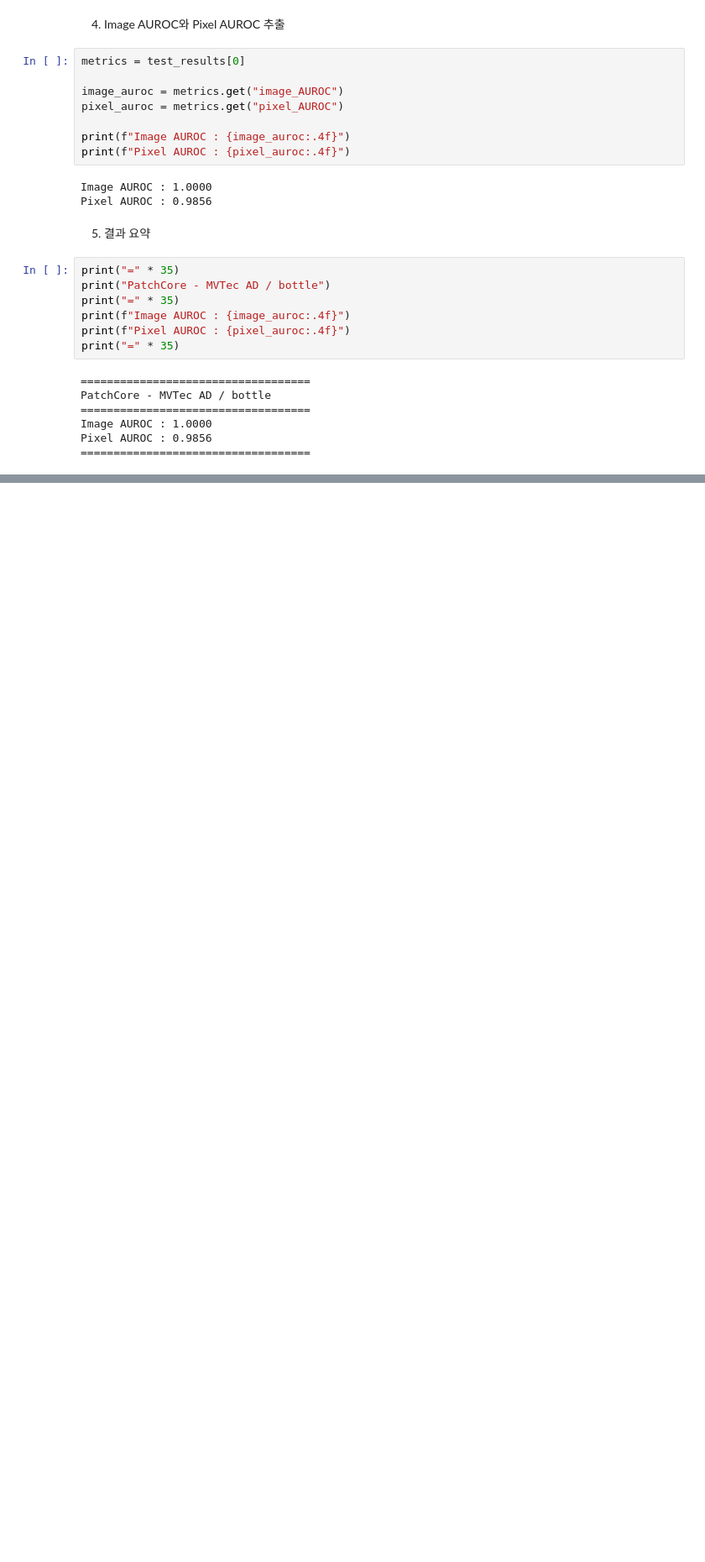
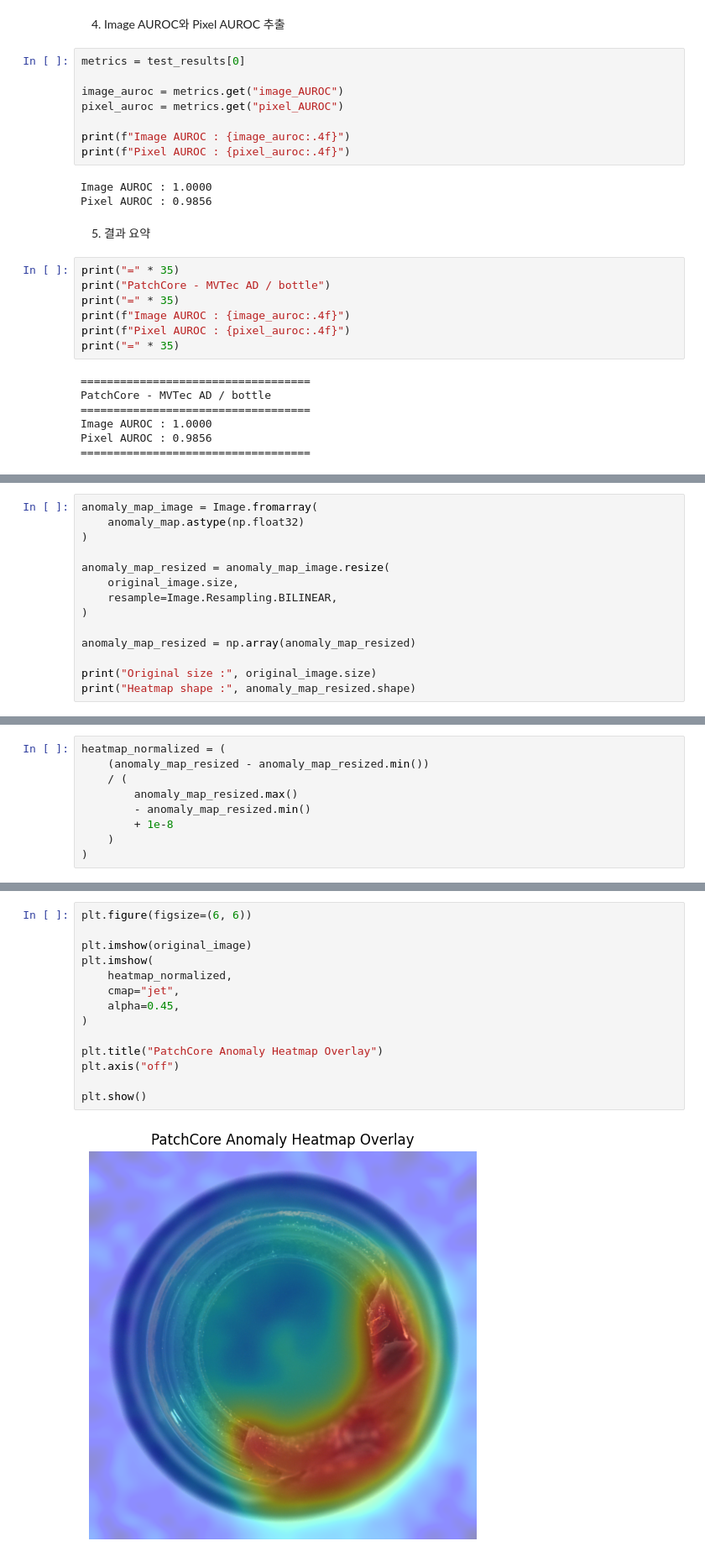
Before and after one commit to minwoo1119/edge-anomaly-detection, a Jupyter notebook: notebooks/anomaly_evaluation.ipynb, the cells around one changed output, grey strips where cells are left out. Shown at 84% size. Saved outputs shown, nothing was run; the diff lists cells and outputs as text; blank space fills up the shorter version.

```diff
--- a/notebooks/anomaly_evaluation.ipynb
+++ b/notebooks/anomaly_evaluation.ipynb
@@ -163,0 +286,14 @@ Pixel AUROC : 0.9856
+# %%
+anomaly_map_image = Image.fromarray(
+    anomaly_map.astype(np.float32)
+)
+
+anomaly_map_resized = anomaly_map_image.resize(
+    original_image.size,
+    resample=Image.Resampling.BILINEAR,
+)
+
+anomaly_map_resized = np.array(anomaly_map_resized)
+
+print("Original size :", original_image.size)
+print("Heatmap shape :", anomaly_map_resized.shape)
@@ -163,0 +305,9 @@ Pixel AUROC : 0.9856
+# %%
+heatmap_normalized = (
+    (anomaly_map_resized - anomaly_map_resized.min())
+    / (
+        anomaly_map_resized.max()
+        - anomaly_map_resized.min()
+        + 1e-8
+    )
+)
@@ -163,0 +316,16 @@ Pixel AUROC : 0.9856
+# %%
+plt.figure(figsize=(6, 6))
+
+plt.imshow(original_image)
+plt.imshow(
+    heatmap_normalized,
+    cmap="jet",
+    alpha=0.45,
+)
+
+plt.title("PatchCore Anomaly Heatmap Overlay")
+plt.axis("off")
+
+plt.show()
+# %% [output]
+[figure, added]
```
Also changed, not shown: parts of 23 cells of this notebook.
